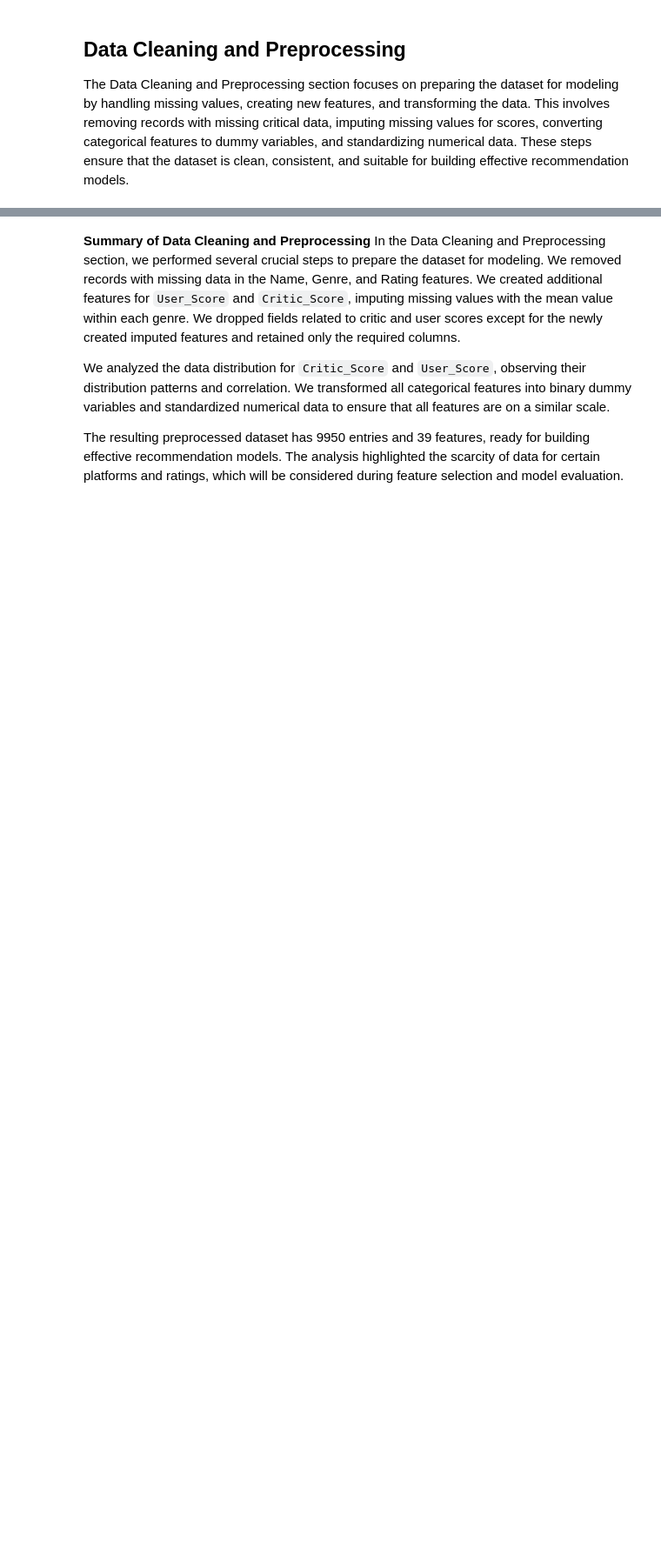
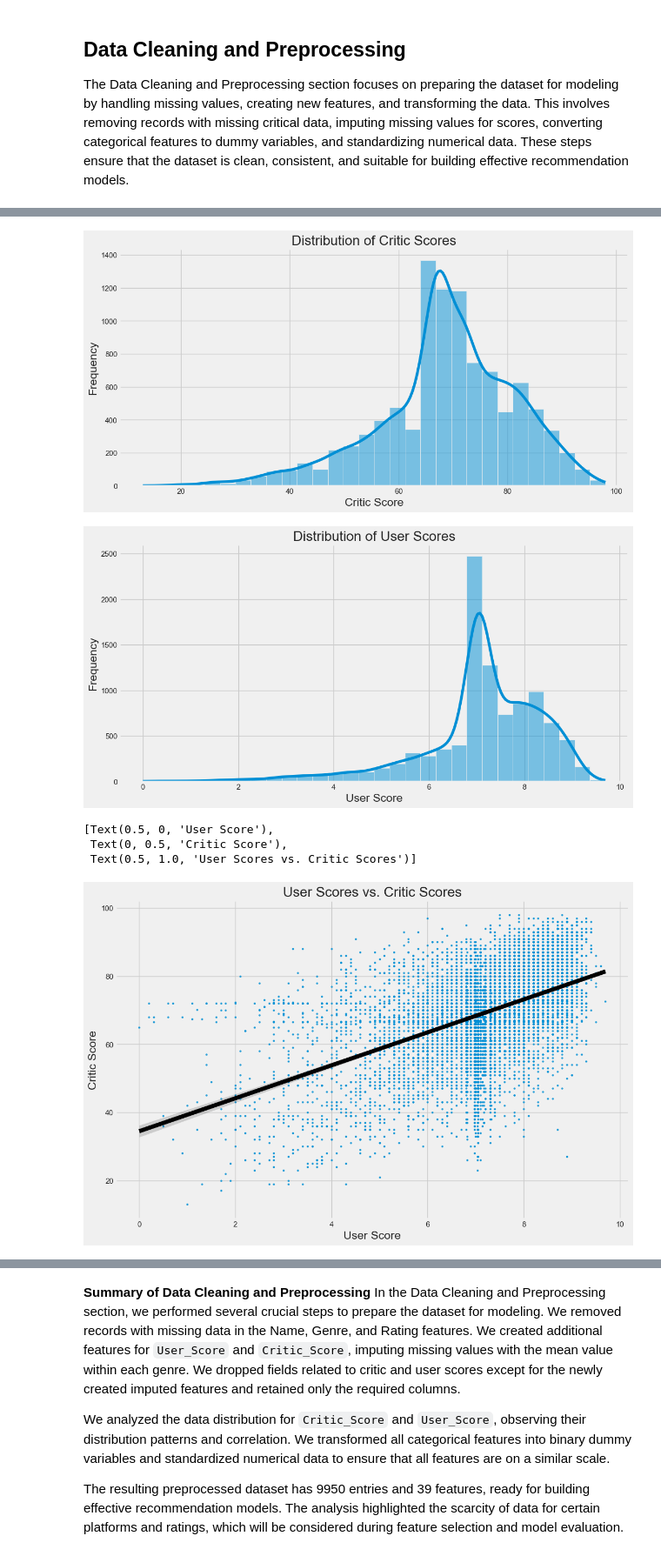
Before and after one commit to grainier/games-recommender-system, a Jupyter notebook: notebooks/games-recommender-system.ipynb, the cells around one changed output, grey strips where cells are left out. Shown at 87% size. Saved outputs shown, nothing was run; the diff lists cells and outputs as text; code cells hidden in the pictures; blank space fills up the shorter version.

```diff
--- a/notebooks/games-recommender-system.ipynb
+++ b/notebooks/games-recommender-system.ipynb
@@ -234,25 +422,33 @@ final_df.info()
 # %%
 # 6. Analyze the data distribution for `Critic_Score` and `User_Score`
 
 # Distribution of Critic Scores
-plt.figure(figsize=(10, 6))
+plt.figure(figsize=(12, 6))
 sns.histplot(final_df['Critic_Score'].dropna(), kde=True, bins=30)
 plt.title('Distribution of Critic Scores')
 plt.xlabel('Critic Score')
 plt.ylabel('Frequency')
 plt.show()
 
 # Distribution of User Scores
-plt.figure(figsize=(10, 6))
+plt.figure(figsize=(12, 6))
 sns.histplot(final_df['User_Score'].dropna(), kde=True, bins=30)
 plt.title('Distribution of User Scores')
 plt.xlabel('User Score')
 plt.ylabel('Frequency')
 plt.show()
 
 # Distribution of User Scores
-plt.figure(figsize=(10, 10))
-ax = sns.regplot(x=final_df['User_Score'], y=final_df['Critic_Score'], line_kws={"color": "black"}, scatter_kws={'s': 4})
-ax.set(xlabel ="User Score", ylabel = "Critic Score", title="User Scores vs. Critic Scores")
+plt.figure(figsize=(12, 8))
+ax = sns.regplot(x=final_df['User_Score'], y=final_df['Critic_Score'], line_kws={"color": "black"},
+                 scatter_kws={'s': 4})
+ax.set(xlabel="User Score", ylabel="Critic Score", title="User Scores vs. Critic Scores")
+# %% [output]
+[figure, added]
+[figure, added]
+[Text(0.5, 0, 'User Score'),
+ Text(0, 0.5, 'Critic Score'),
+ Text(0.5, 1.0, 'User Scores vs. Critic Scores')]
+[figure, added]
 # %%
 # 7. Converting Categorical Features to Dummy Indicators
```
Also changed, not shown: parts of 29 cells of this notebook.
